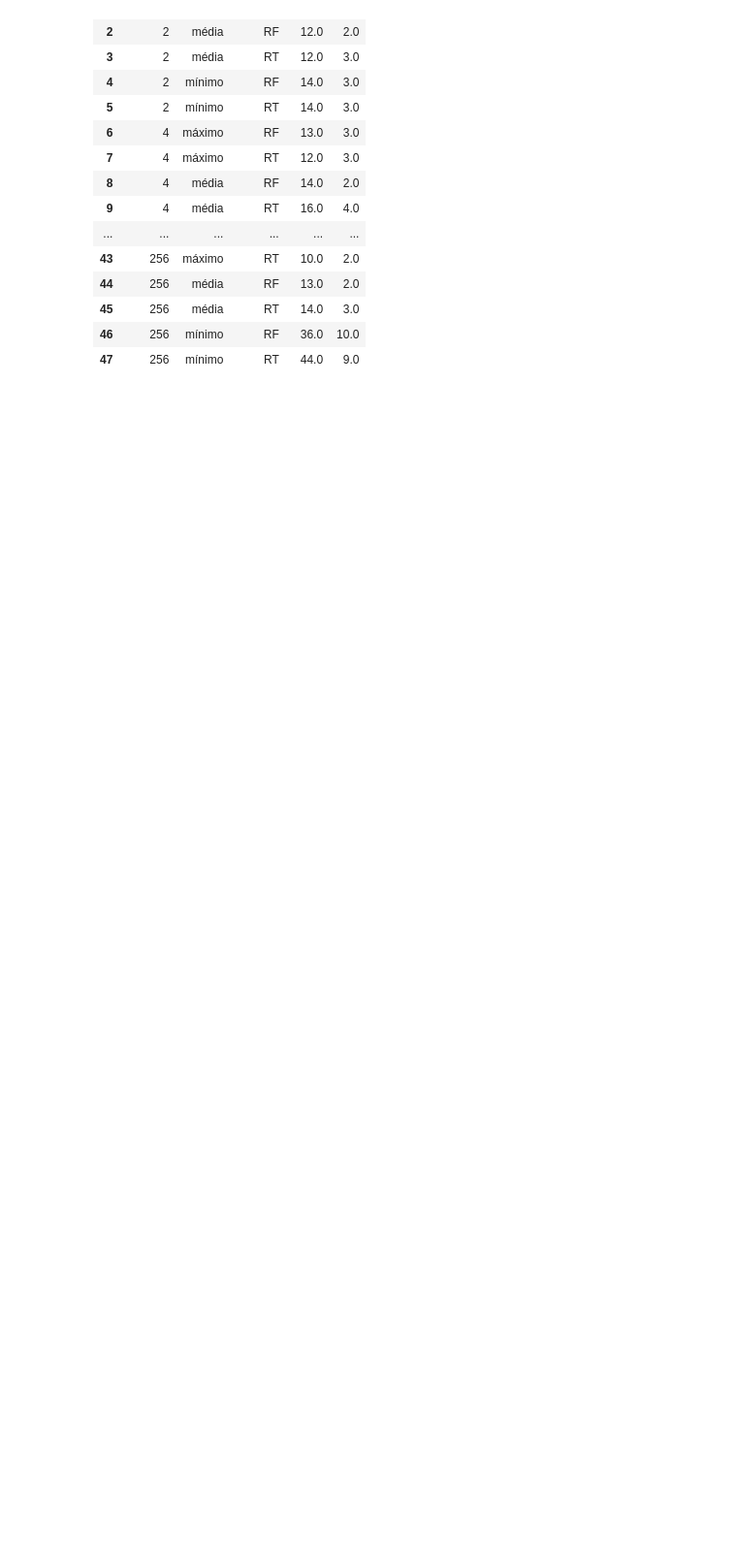
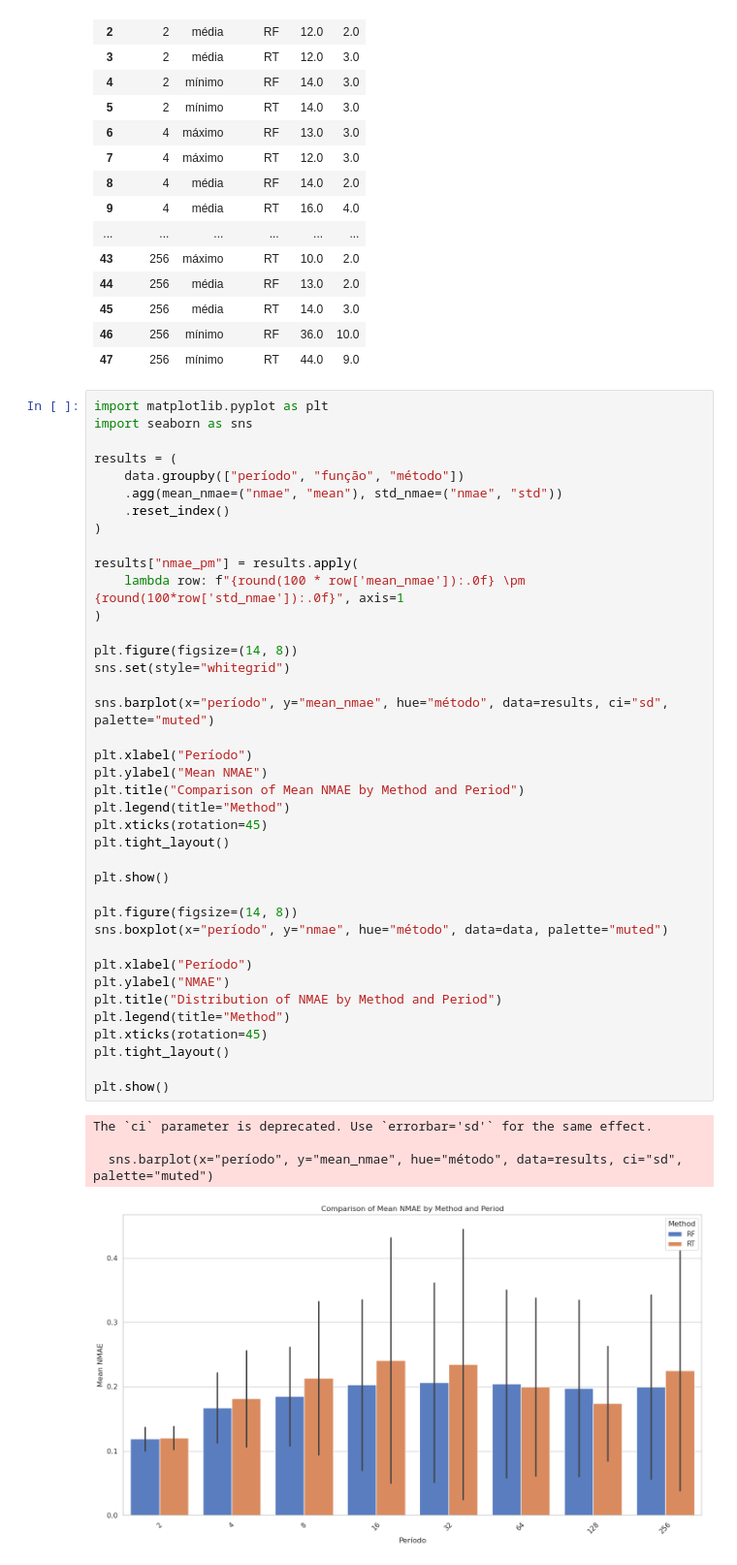
Before and after one commit to DaviVilarinho/ic-intervalo-qos, a Jupyter notebook: AnalisePeriodicidadeAgregada.ipynb, the cells around one changed output. Shown at 97% size. Drawn from its saved outputs; the diff is of its cells as text; blank space fills up the shorter version.

Commit message:
nmae analysis

```diff
--- a/AnalisePeriodicidadeAgregada.ipynb
+++ b/AnalisePeriodicidadeAgregada.ipynb
@@ -31,3 +31,47 @@ group
 | 45 | 256 | média | RT | 14.0 | 3.0 |
 | 46 | 256 | mínimo | RF | 36.0 | 10.0 |
 | 47 | 256 | mínimo | RT | 44.0 | 9.0 |
+# %%
+import matplotlib.pyplot as plt
+import seaborn as sns
+
+results = (
+    data.groupby(["período", "função", "método"])
+    .agg(mean_nmae=("nmae", "mean"), std_nmae=("nmae", "std"))
+    .reset_index()
+)
+
+results["nmae_pm"] = results.apply(
+    lambda row: f"{round(100 * row['mean_nmae']):.0f} \pm {round(100*row['std_nmae']):.0f}", axis=1
+)
+
+plt.figure(figsize=(14, 8))
+sns.set(style="whitegrid")
+
+sns.barplot(x="período", y="mean_nmae", hue="método", data=results, ci="sd", palette="muted")
+
+plt.xlabel("Período")
+plt.ylabel("Mean NMAE")
+plt.title("Comparison of Mean NMAE by Method and Period")
+plt.legend(title="Method")
+plt.xticks(rotation=45)
+plt.tight_layout()
+
+plt.show()
+
+plt.figure(figsize=(14, 8))
+sns.boxplot(x="período", y="nmae", hue="método", data=data, palette="muted")
+
+plt.xlabel("Período")
+plt.ylabel("NMAE")
+plt.title("Distribution of NMAE by Method and Period")
+plt.legend(title="Method")
+plt.xticks(rotation=45)
+plt.tight_layout()
+
+plt.show()
+# %% [output]
+The `ci` parameter is deprecated. Use `errorbar='sd'` for the same effect.
+
+  sns.barplot(x="período", y="mean_nmae", hue="método", data=results, ci="sd", palette="muted")
+[figure, added]
```
Also changed, not shown: parts of 1 cell of this notebook.
